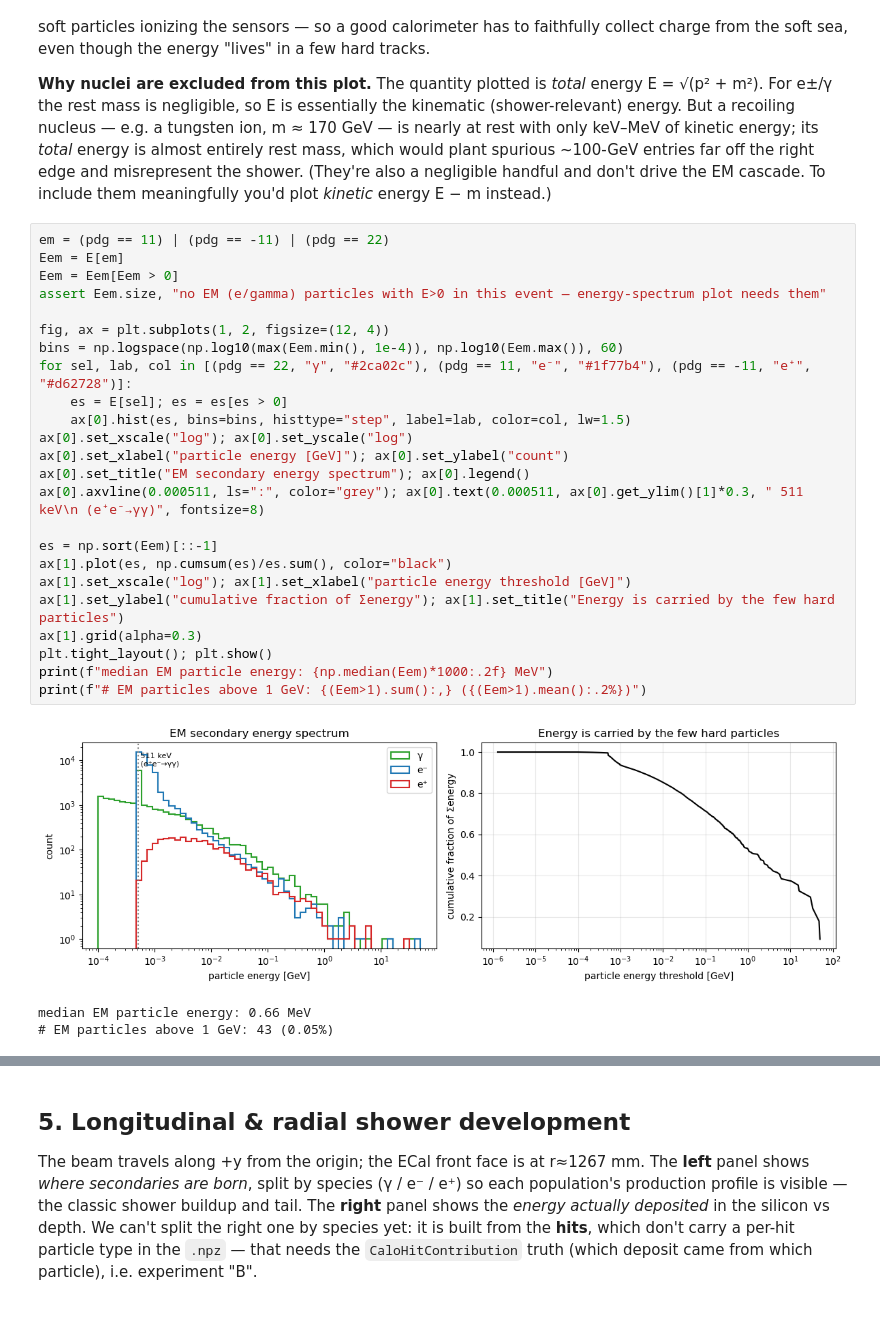
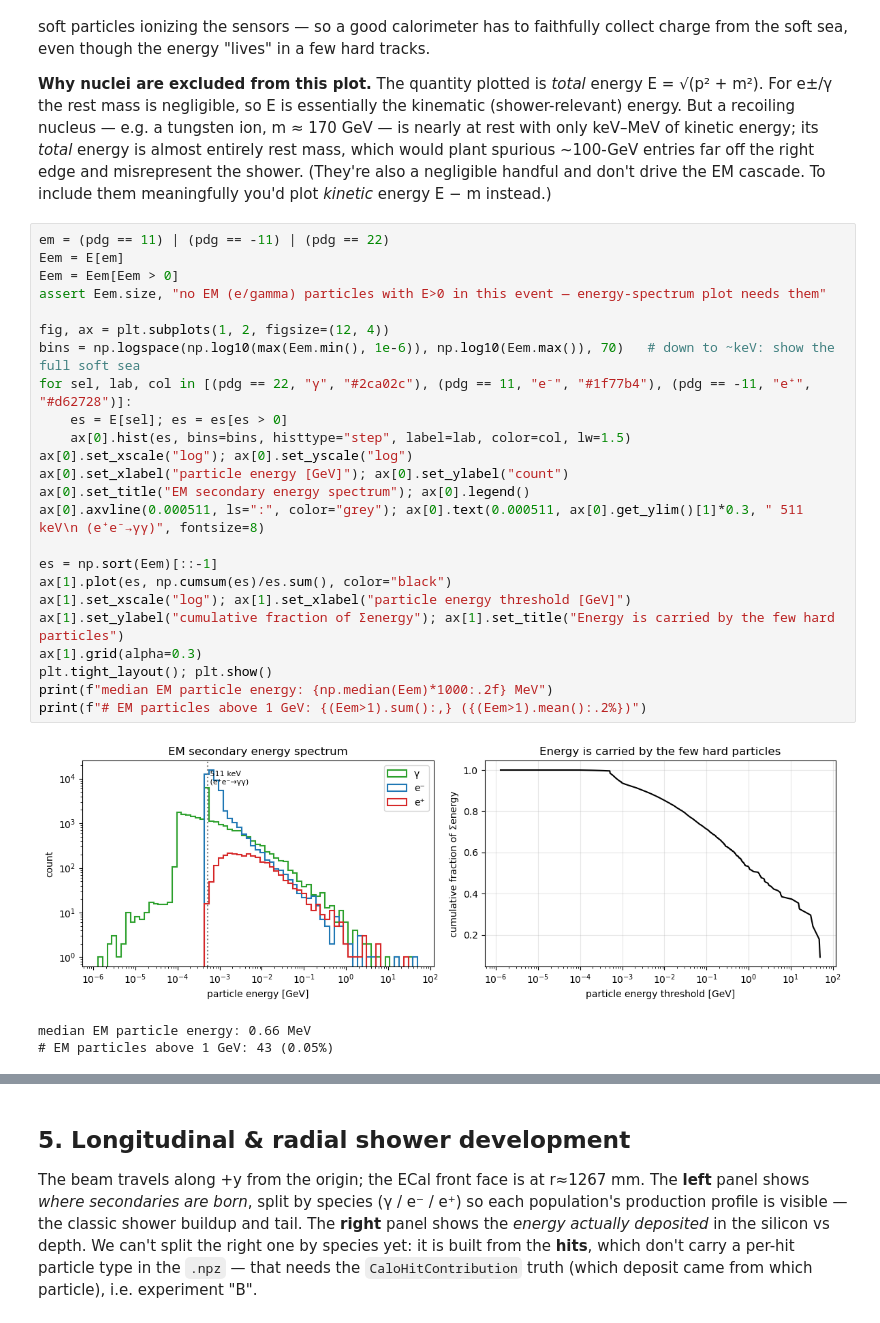
Before and after one commit to murtaza-safdari/CALOMAPS, a Jupyter notebook: notebooks/04_shower_4vectors.ipynb, the cells around one changed output, grey strips where cells are left out. Saved outputs shown, nothing was run; the diff lists cells and outputs as text.

```diff
--- a/notebooks/04_shower_4vectors.ipynb
+++ b/notebooks/04_shower_4vectors.ipynb
@@ -245,28 +247,28 @@ meaningfully you'd plot *kinetic* energy E − m instead.)
 # %%
 em = (pdg == 11) | (pdg == -11) | (pdg == 22)
 Eem = E[em]
 Eem = Eem[Eem > 0]
 assert Eem.size, "no EM (e/gamma) particles with E>0 in this event — energy-spectrum plot needs them"
 
 fig, ax = plt.subplots(1, 2, figsize=(12, 4))
-bins = np.logspace(np.log10(max(Eem.min(), 1e-4)), np.log10(Eem.max()), 60)
+bins = np.logspace(np.log10(max(Eem.min(), 1e-6)), np.log10(Eem.max()), 70)   # down to ~keV: show the full soft sea
 for sel, lab, col in [(pdg == 22, "γ", "#2ca02c"), (pdg == 11, "e⁻", "#1f77b4"), (pdg == -11, "e⁺", "#d62728")]:
     es = E[sel]; es = es[es > 0]
     ax[0].hist(es, bins=bins, histtype="step", label=lab, color=col, lw=1.5)
 ax[0].set_xscale("log"); ax[0].set_yscale("log")
 ax[0].set_xlabel("particle energy [GeV]"); ax[0].set_ylabel("count")
 ax[0].set_title("EM secondary energy spectrum"); ax[0].legend()
 ax[0].axvline(0.000511, ls=":", color="grey"); ax[0].text(0.000511, ax[0].get_ylim()[1]*0.3, " 511 keV\n (e⁺e⁻→γγ)", fontsize=8)
 
 es = np.sort(Eem)[::-1]
 ax[1].plot(es, np.cumsum(es)/es.sum(), color="black")
 ax[1].set_xscale("log"); ax[1].set_xlabel("particle energy threshold [GeV]")
 ax[1].set_ylabel("cumulative fraction of Σenergy"); ax[1].set_title("Energy is carried by the few hard particles")
 ax[1].grid(alpha=0.3)
 plt.tight_layout(); plt.show()
 print(f"median EM particle energy: {np.median(Eem)*1000:.2f} MeV")
 print(f"# EM particles above 1 GeV: {(Eem>1).sum():,} ({(Eem>1).mean():.2%})")
 # %% [output]
-[figure, old version]
+[figure, new version]
 median EM particle energy: 0.66 MeV
 # EM particles above 1 GeV: 43 (0.05%)
```
Also changed, not shown: parts of 12 cells of this notebook, 1 other file.
